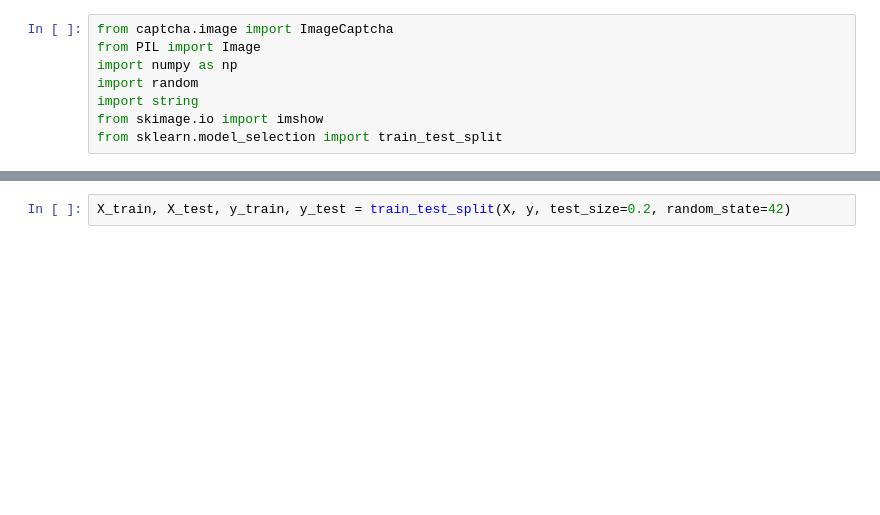
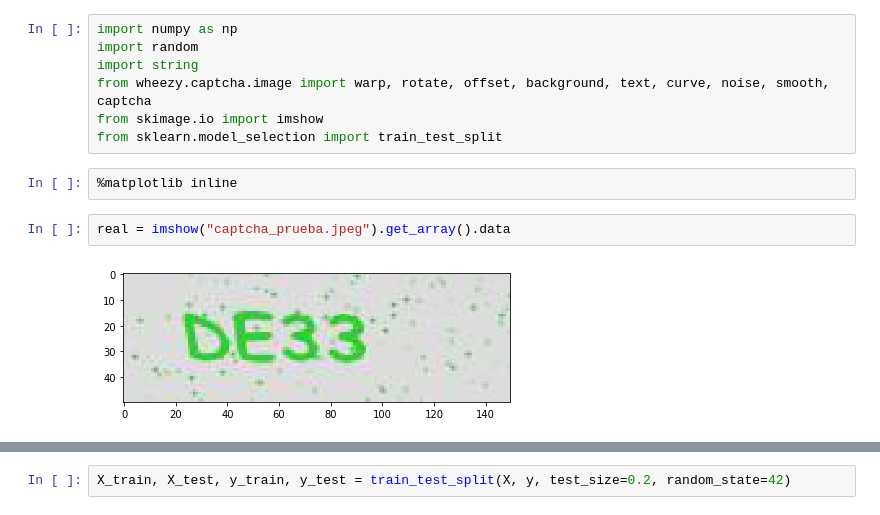
Before and after one commit to Claudio9701/captchaKerasCNN, a Jupyter notebook: captcha_gen.ipynb, the cells around one changed output, grey strips where cells are left out. Cells and saved outputs as stored; diff of their text form; blank space fills up the shorter version.

```diff
--- a/captcha_gen.ipynb
+++ b/captcha_gen.ipynb
@@ -1,8 +1,13 @@
 # %%
-from captcha.image import ImageCaptcha
-from PIL import Image
 import numpy as np
 import random
 import string
+from wheezy.captcha.image import warp, rotate, offset, background, text, curve, noise, smooth, captcha
 from skimage.io import imshow
 from sklearn.model_selection import train_test_split
+# %%
+%matplotlib inline
+# %%
+real = imshow("captcha_prueba.jpeg").get_array().data
+# %% [output]
+[figure, added]
```
Also changed, not shown: parts of 10 cells of this notebook.
